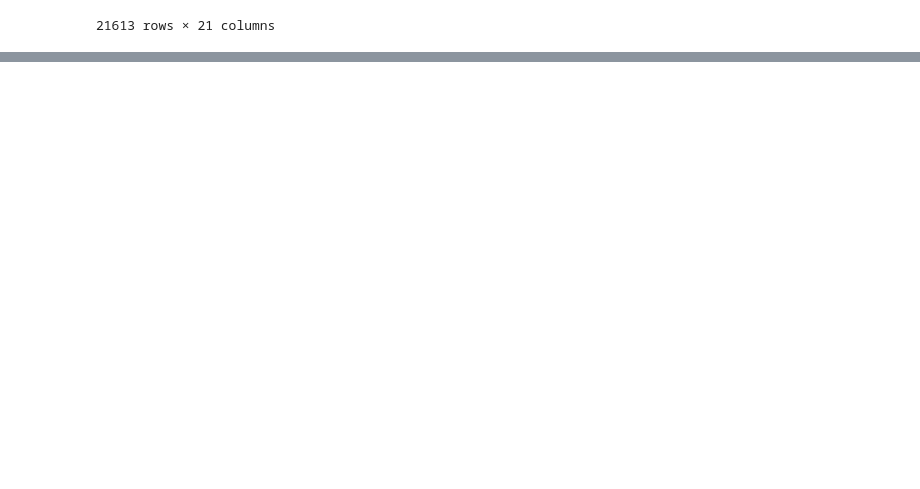
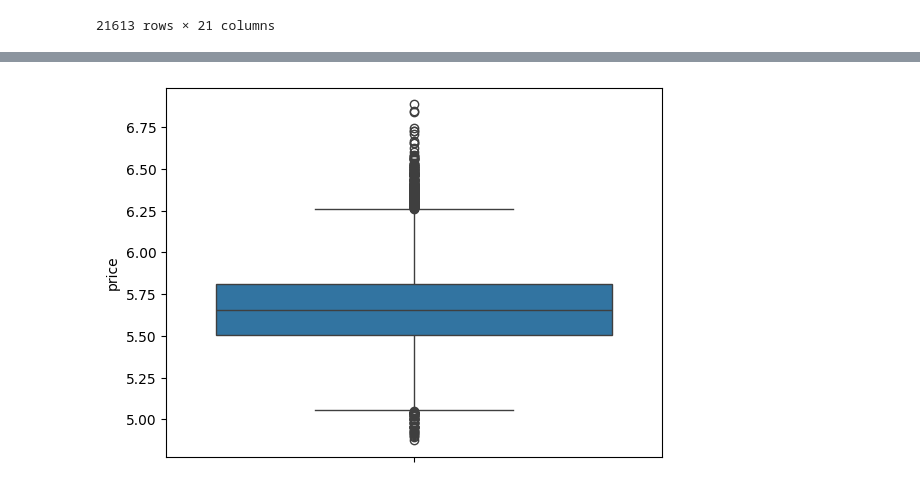
Before and after one commit to PacoFletcher/Web_data_house_pricing, a Jupyter notebook: rama_test.ipynb, the cells around one changed output, grey strips where cells are left out. Cells and saved outputs as stored; diff of their text form; code cells hidden in the pictures; blank space fills up the shorter version.

```diff
--- a/rama_test.ipynb
+++ b/rama_test.ipynb
@@ -22,0 +109,4 @@ df
+# %%
+sns.boxplot(np.log10(df["price"]));
+# %% [output]
+[figure, added]
```
Also changed, not shown: parts of 30 cells of this notebook, 1 other file.
